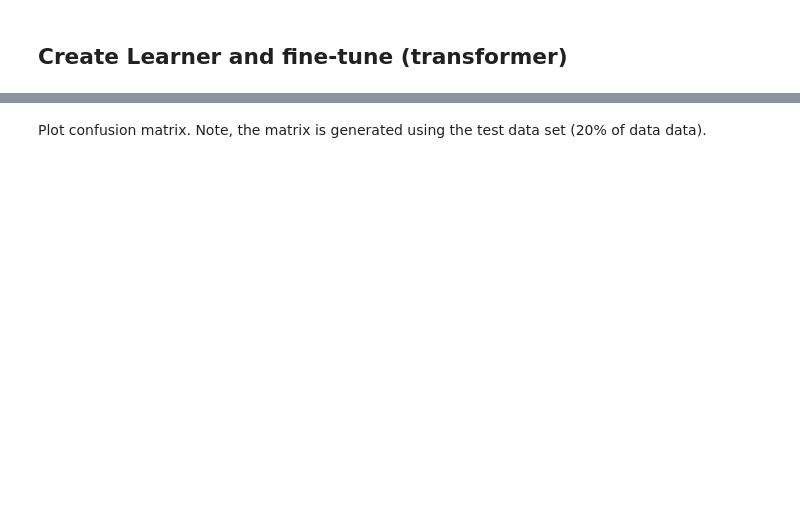
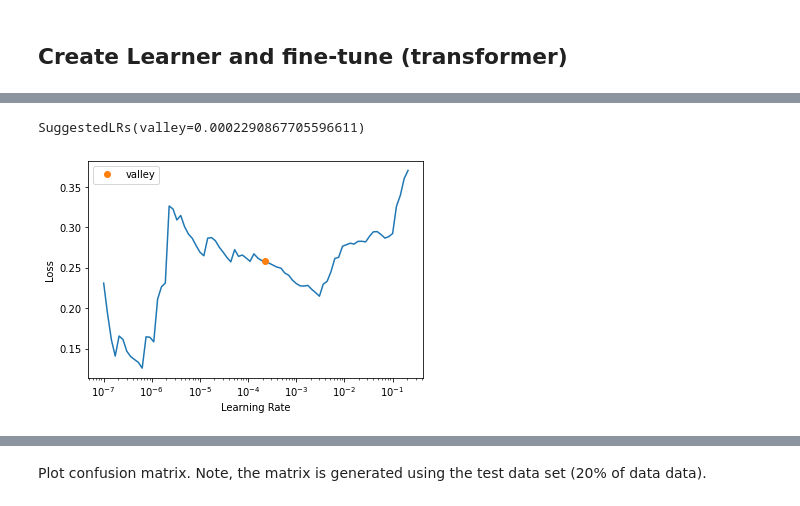
Before and after one commit to himalayahall/YU_FASTAI, a Jupyter notebook: fastai-email-ham-spam-classifier.ipynb, the cells around one changed output, grey strips where cells are left out. Cells and saved outputs as stored; diff of their text form; code cells hidden in the pictures; blank space fills up the shorter version.

```diff
--- a/fastai-email-ham-spam-classifier.ipynb
+++ b/fastai-email-ham-spam-classifier.ipynb
@@ -131,0 +137,3 @@ learner = text_classifier_learner(dls_cls,
+# %%
+learner.lr_find()
+# %% [output]
@@ -132 +141,3 @@ learner = text_classifier_learner(dls_cls,
+SuggestedLRs(valley=0.0002290867705596611)
+[figure, added]
 # %%
```
Also changed, not shown: parts of 30 cells of this notebook.
